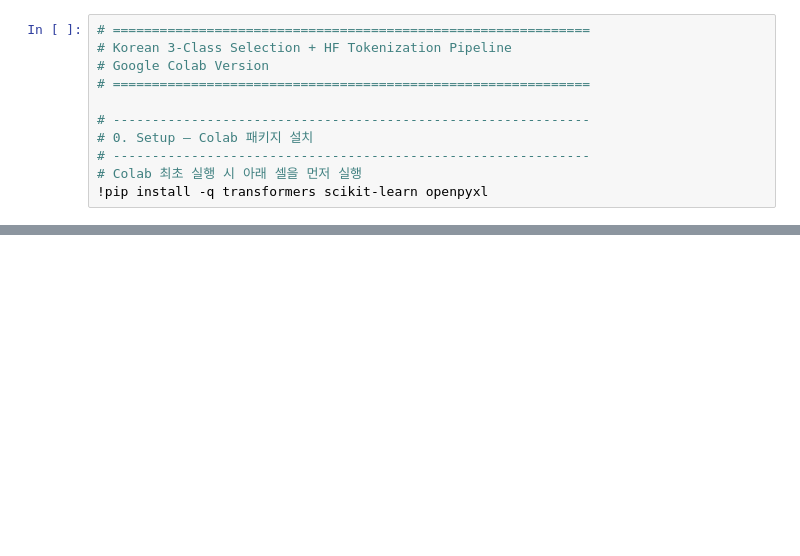
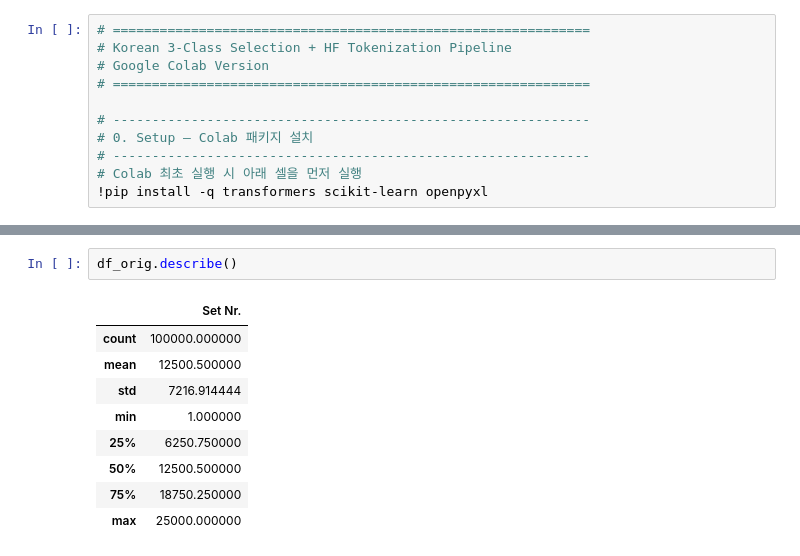
Before and after one commit to hongsukyi/nlp, a Jupyter notebook: deeplearnig_3days/s_colab01_subword.ipynb, the cells around one changed output, grey strips where cells are left out. Saved outputs shown, nothing was run; the diff lists cells and outputs as text; blank space fills up the shorter version.

```diff
--- a/deeplearnig_3days/s_colab01_subword.ipynb
+++ b/deeplearnig_3days/s_colab01_subword.ipynb
@@ -11,0 +66,12 @@
+# %%
+df_orig.describe()
+# %% [output]
+|  | Set Nr. |
+| count | 100000.000000 |
+| mean | 12500.500000 |
+| std | 7216.914444 |
+| min | 1.000000 |
+| 25% | 6250.750000 |
+| 50% | 12500.500000 |
+| 75% | 18750.250000 |
+| max | 25000.000000 |
```
Also changed, not shown: parts of 14 cells of this notebook.
